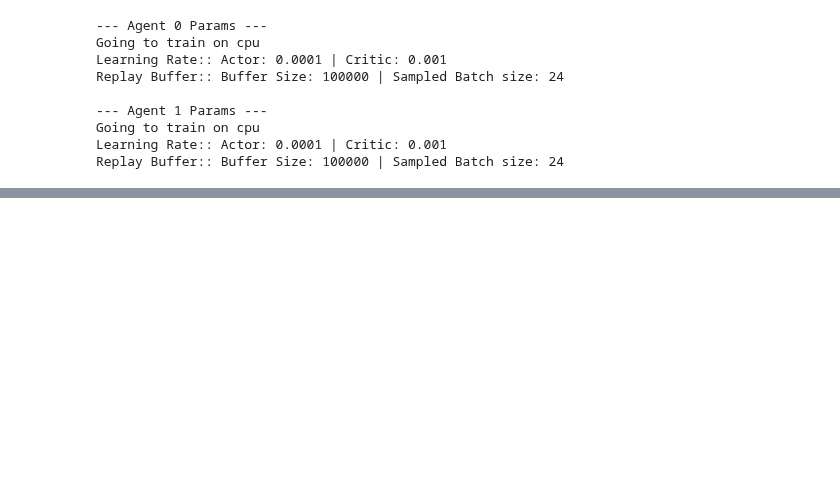
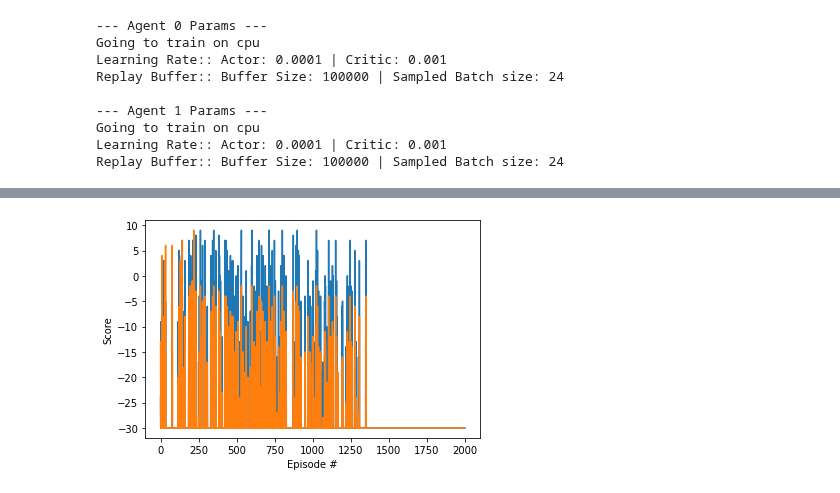
Before and after one commit to applied-exploration/multi-drl, a Jupyter notebook: agent_new/test_training.ipynb, the cells around one changed output, grey strips where cells are left out. Drawn from its saved outputs; the diff is of its cells as text; code cells hidden in the pictures; blank space fills up the shorter version.

Commit message:
feat: Testing agent. Works badly.

```diff
--- a/agent_new/test_training.ipynb
+++ b/agent_new/test_training.ipynb
@@ -140,0 +142,4 @@ interactive_plotting(scores, )
+# %%
+new_agents = MADDPG(state_size=int(state_size/num_agent), action_size=action_size, random_seed = 1, num_agent=num_agent)
+
+scores = DDPG_simple_train(new_agents, env, 30, 2000)
@@ -140,0 +157,11 @@ interactive_plotting(scores, )
+# %%
+#interactive_plotting(scores, 100)
+
+fig = plt.figure()
+ax = fig.add_subplot(111)
+plt.plot(np.arange(len(scores)), scores)
+plt.ylabel('Score')
+plt.xlabel('Episode #')
+plt.show()
+# %% [output]
+[figure, added]
```
Also changed, not shown: parts of 9 cells of this notebook, 2 other files.
